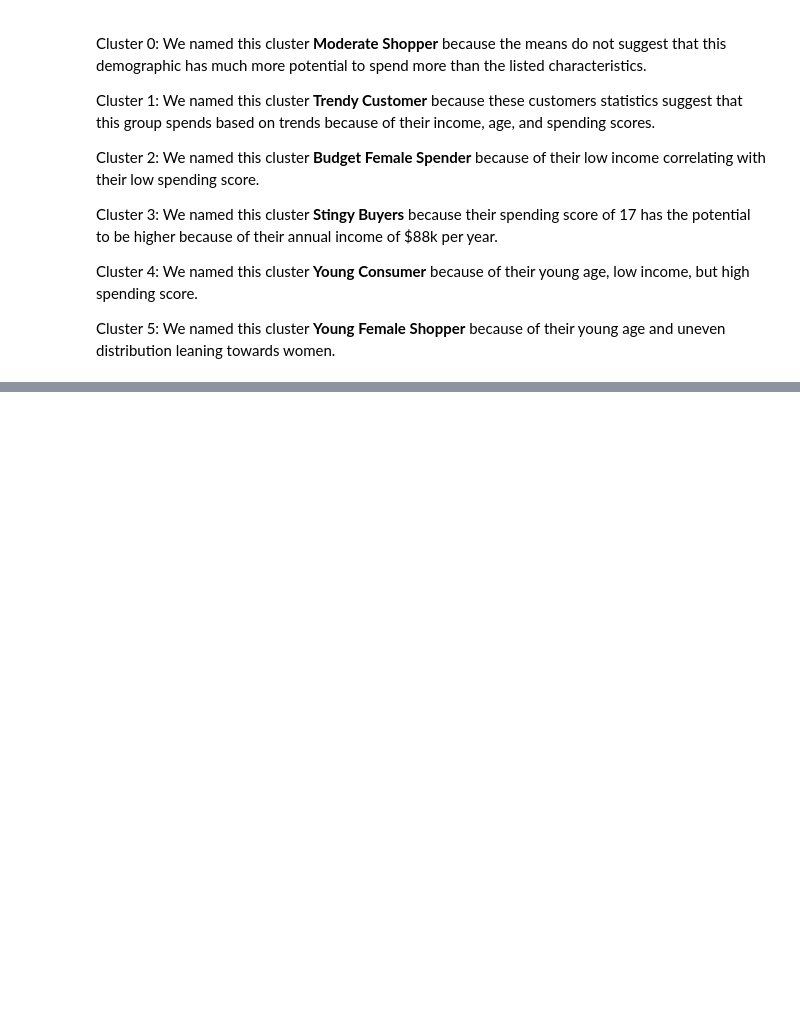
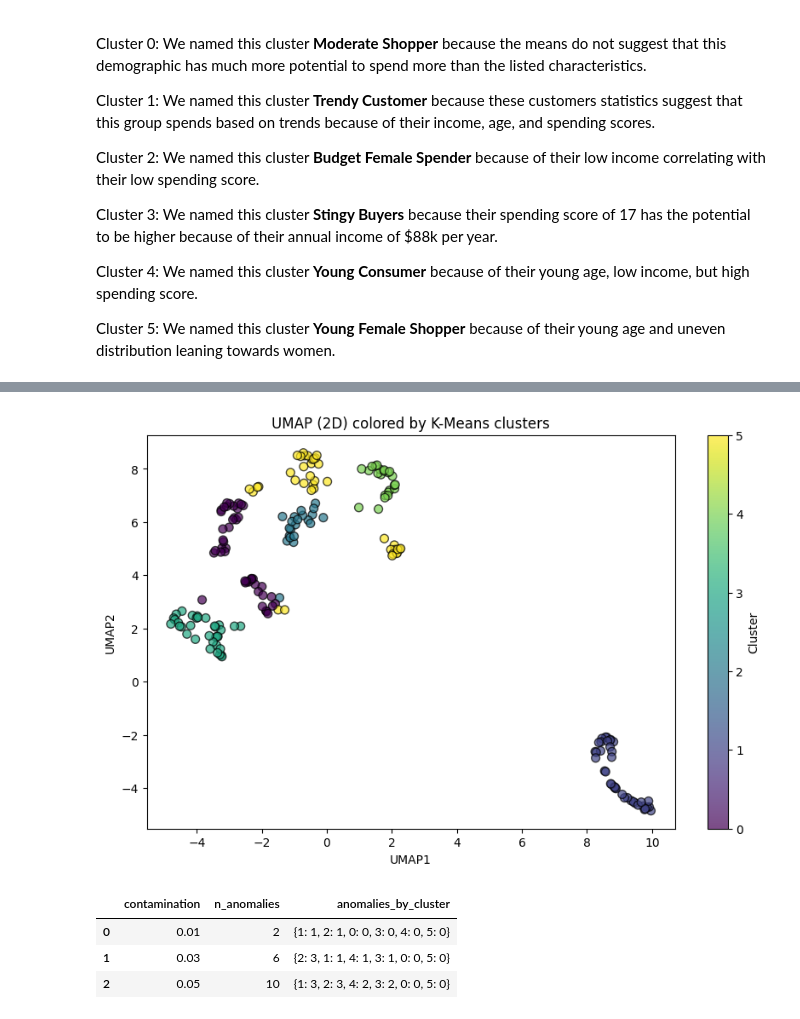
Before and after one commit to RealGoldenGeneral/mini-project-3, a Jupyter notebook: notebooks/analysis.ipynb, the cells around one changed output, grey strips where cells are left out. Saved outputs shown, nothing was run; the diff lists cells and outputs as text; code cells hidden in the pictures; blank space fills up the shorter version.

```diff
--- a/notebooks/analysis.ipynb
+++ b/notebooks/analysis.ipynb
@@ -277,0 +349,53 @@ Cluster 5: We named this cluster **Young Female Shopper** because of their young
+# %%
+try:
+    import umap.umap_ as umap
+
+    reducer = umap.UMAP(n_components=2, random_state=42, n_neighbors=15, min_dist=0.1)
+    X_umap = reducer.fit_transform(X)
+
+    umap_df = pd.DataFrame(X_umap, columns=["UMAP1", "UMAP2"])
+    umap_df["Cluster"] = y
+
+    plt.figure(figsize=(10, 6))
+    sc = plt.scatter(umap_df["UMAP1"], umap_df["UMAP2"], c=umap_df["Cluster"], cmap="viridis", alpha=0.7, edgecolors="k", s=50)
+    plt.title("UMAP (2D) colored by K-Means clusters")
+    plt.xlabel("UMAP1")
+    plt.ylabel("UMAP2")
+    plt.colorbar(sc, label="Cluster")
+    plt.show()
+
+except Exception as e:
+    print("UMAP not available (skip). Error:", e)
+# %% [output]
+[figure, added]
+# %%
+from sklearn.ensemble import IsolationForest
+contamination_list = [0.01, 0.03, 0.05]  # 3 different values (required)
+results = []
+
+for c in contamination_list:
+    iso = IsolationForest(
+        n_estimators=300,
+        contamination=c,
+        random_state=42
+    )
+    preds = iso.fit_predict(X)  # -1 = anomaly, +1 = normal
+    n_anom = int((preds == -1).sum())
+
+    # Which clusters do anomalies come from?
+    temp = df.copy()
+    temp["AnomalyFlag"] = (preds == -1).astype(int)
+    by_cluster = temp.groupby("Cluster")["AnomalyFlag"].sum().sort_values(ascending=False)
+
+    results.append({
+        "contamination": c,
+        "n_anomalies": n_anom,
+        "anomalies_by_cluster": by_cluster.to_dict()
+    })
+
+pd.DataFrame(results)
+# %% [output]
+|  | contamination | n_anomalies | anomalies_by_cluster |
+| 0 | 0.01 | 2 | {1: 1, 2: 1, 0: 0, 3: 0, 4: 0, 5: 0} |
+| 1 | 0.03 | 6 | {2: 3, 1: 1, 4: 1, 3: 1, 0: 0, 5: 0} |
+| 2 | 0.05 | 10 | {1: 3, 2: 3, 4: 2, 3: 2, 0: 0, 5: 0} |
```
Also changed, not shown: parts of 11 cells of this notebook.
